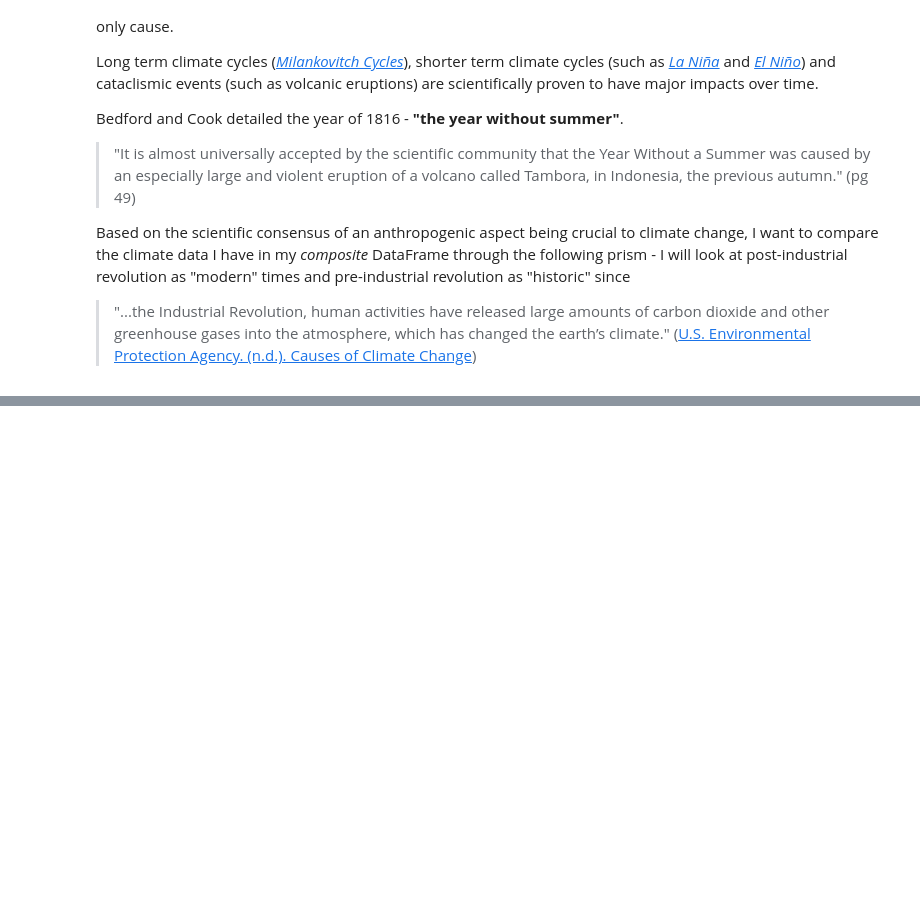
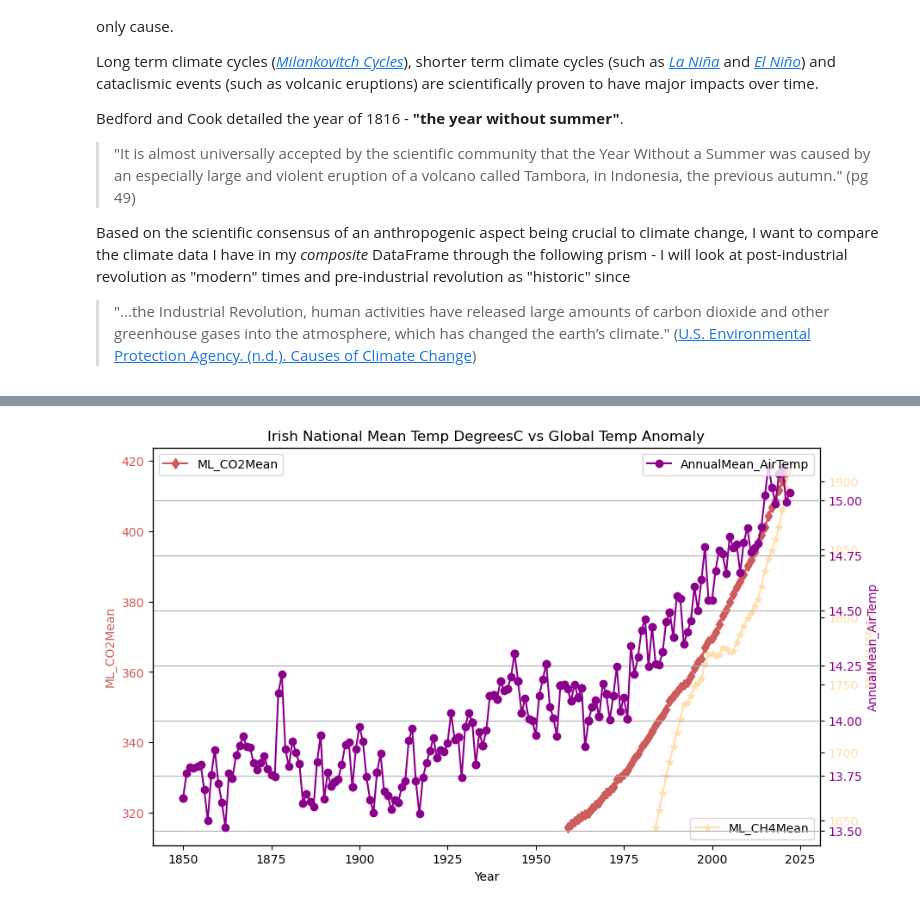
Before and after one commit to turps-pc90/PfDA_ClimateProject, a Jupyter notebook: project.ipynb, the cells around one changed output, grey strips where cells are left out. Saved outputs shown, nothing was run; the diff lists cells and outputs as text; code cells hidden in the pictures; blank space fills up the shorter version.

```diff
--- a/project.ipynb
+++ b/project.ipynb
@@ -1094,0 +1167,31 @@ Based on the scientific consensus of an anthropogenic aspect being crucial to cl
+# %%
+# Plotting ML_CO2Mean, ML_CH4Mean,
+fig, ax1 = plt.subplots(figsize=(10, 6))
+
+# Plot ML_CO2Mean on the first y-axis
+ax1.plot(composite.index, composite['ML_CO2Mean'], label='ML_CO2Mean', marker='d', color='indianred')
+ax1.set_xlabel('Year')
+ax1.set_ylabel('ML_CO2Mean', color='indianred')
+ax1.tick_params(axis='y', labelcolor='indianred')
+ax1.legend(loc='upper left')
+
+# Plot ML_CH4Mean on the second y-axis
+ax2 = ax1.twinx()
+ax2.plot(composite.index, composite['ML_CH4Mean'], label='ML_CH4Mean', marker='*', color='navajowhite')
+ax2.set_ylabel('ML_CH4Mean', color='navajowhite')
+ax2.tick_params(axis='y', labelcolor='navajowhite')
+ax2.legend(loc='lower right')
+
+# Plot AnnualMean_AirTemp on third y-axis
+ax3 = ax1.twinx()
+ax3.plot(composite.index, composite['AnnualMean_AirTemp'], label='AnnualMean_AirTemp', marker='o', color='darkmagenta')
+ax3.set_ylabel('AnnualMean_AirTemp', color='darkmagenta')
+ax3.tick_params(axis='y', labelcolor='darkmagenta')
+ax3.legend(loc='upper right')
+
+# Set title of plot and show it
+plt.title('Irish National Mean Temp DegreesC vs Global Temp Anomaly')
+plt.grid(True)
+plt.show()
+# %% [output]
+[figure, added]
```
Also changed, not shown: parts of 9 cells of this notebook.
